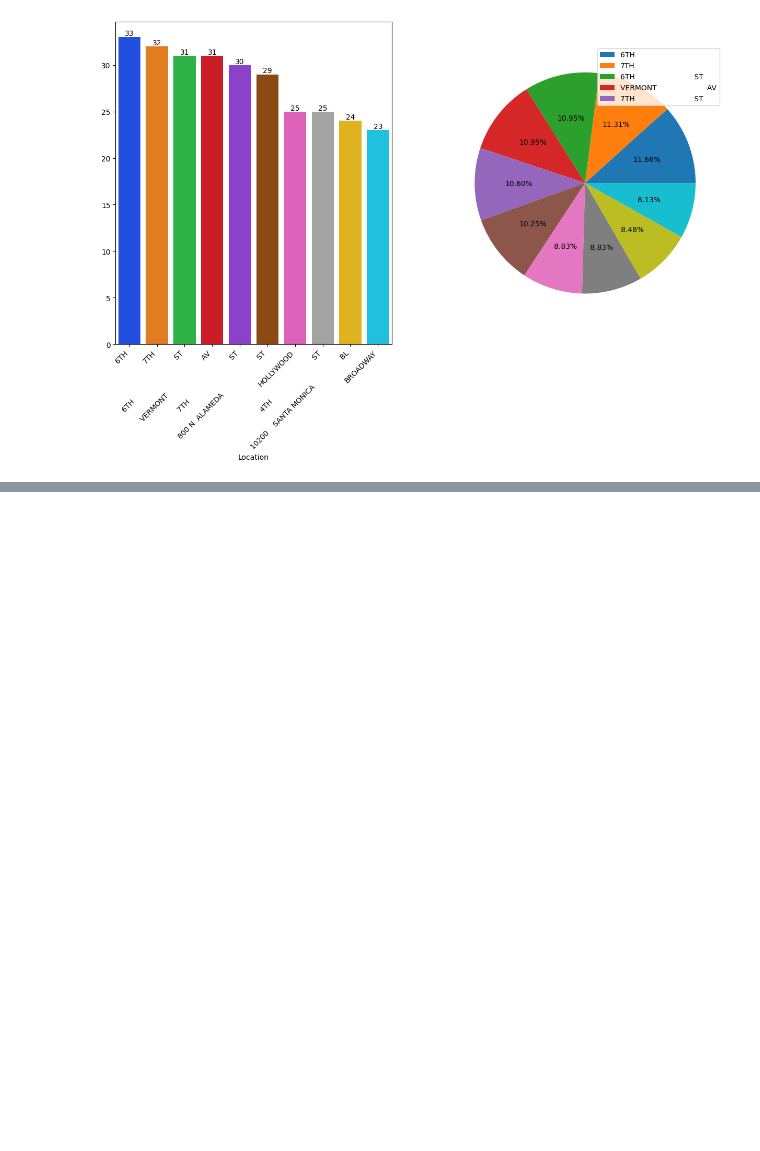
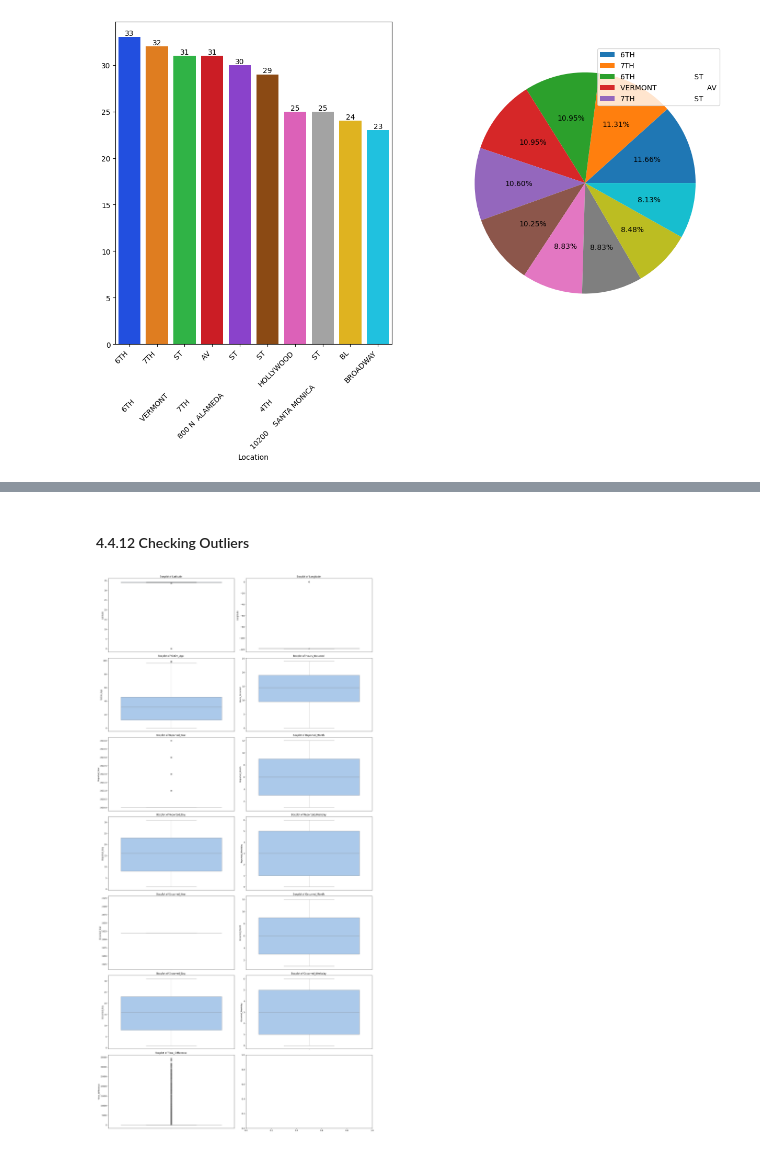
Before and after one commit to imran-nazir0011/CrimeCast-Forecasting-Crime-Categories, a Jupyter notebook: notebook/EDA.ipynb, the cells around one changed output, grey strips where cells are left out. Saved outputs shown, nothing was run; the diff lists cells and outputs as text; code cells hidden in the pictures; blank space fills up the shorter version.

```diff
--- a/notebook/EDA.ipynb
+++ b/notebook/EDA.ipynb
@@ -142,13 +142,9 @@ df=df.drop('Cross_Street',axis=1) # almost 80% of dataset is null
 df['Modus_Operandi']=df['Modus_Operandi'].fillna(df['Modus_Operandi'].mode()[0])
 df['Victim_Sex']=df['Victim_Sex'].fillna(df['Victim_Sex'].mode()[0])
 df['Victim_Descent']=df['Victim_Descent'].fillna(df['Victim_Descent'].mode()[0])
-#df=df.drop('Premise_Description',axis=1)  # each unique value of Premise_Description is  encoded to Premise_Code
 df['Weapon_Used_Code']=df['Weapon_Used_Code'].fillna(0.0) # as the na values in Weapon_Used_Code and Weapon_Description means that the weapon is not reported or Unknown so coded it to 0.0
-df['Weapon_Description']=df['Weapon_Description'].fillna('Unknown')
+df['Weapon_Description']=df['Weapon_Description'].fillna('Not Reported')
 df['Premise_Description']=df['Premise_Description'].fillna('Unknown')
-#df=df.drop('Weapon_Description',axis=1) #Weapon_Description encoded into Weapon_Used_Code
-#df=df.drop('Area_Name',axis=1) # encoded into Area_ID
-#df=df.drop('Status_Description',axis=1) # encoded into Status
 # %%
 df.isna().sum()
 # %% [output]
@@ -1008,0 +1040,34 @@ There is no significant relationship between Location and Crime_Category.
+# %% [markdown]
+#### 4.4.12 Checking Outliers
+# %%
+features_to_plot = [
+    'Latitude',
+    'Longitude',
+    'Victim_Age',
+    'Hours_Occurred',
+    'Reported_Year',
+    'Reported_Month',
+    'Reported_Day',
+    'Reported_Weekday',
+    'Occurred_Year',
+    'Occurred_Month',
+    'Occurred_Day',
+    'Occurred_Weekday',
+    'Time_Difference'
+]
+
+
+plt.subplots(7, 2, figsize=(20, 40))
+
+
+for idx, feature in enumerate(features_to_plot):
+    plt.subplot(7, 2, idx + 1)
+    sns.boxplot( data=df[feature], palette='pastel')  # Using pastel colors
+    plt.title(f'Boxplot of {feature} ')
+    plt.xticks(rotation=45)
+
+# Adjust layout
+plt.tight_layout()
+plt.show()
+# %% [output]
+[figure, added]
```
Also changed, not shown: parts of 27 cells of this notebook.
